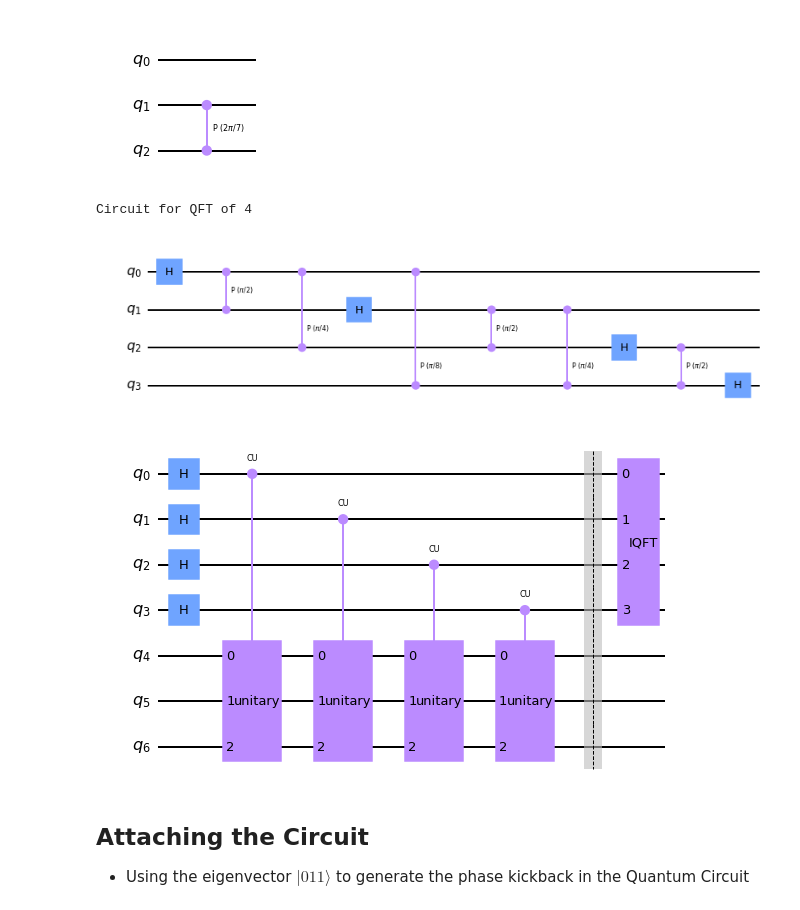
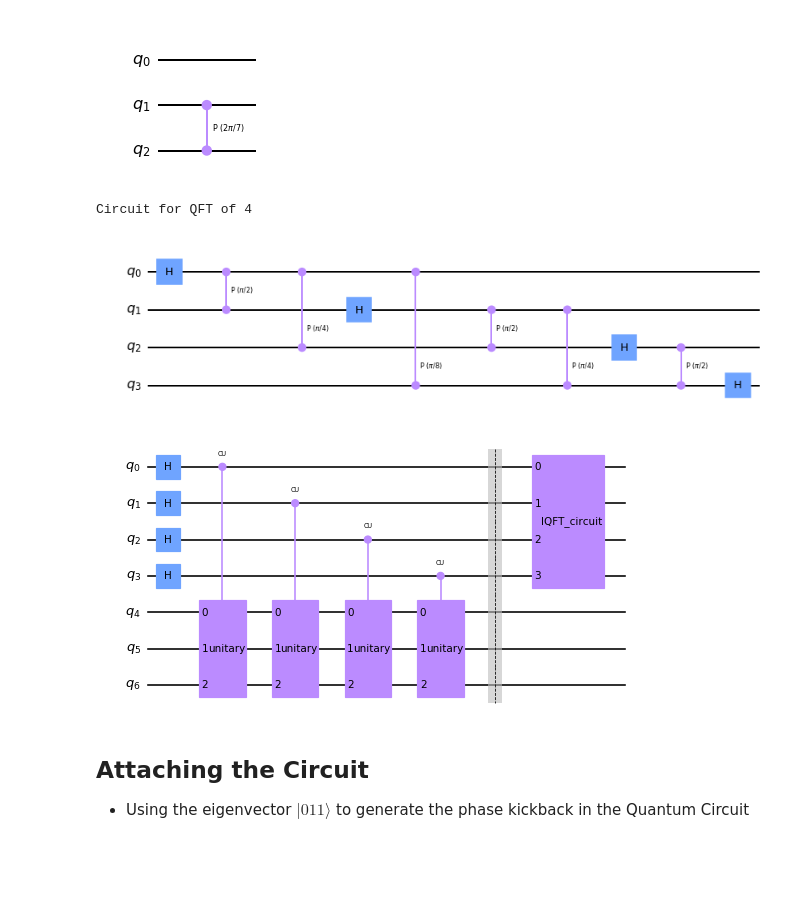
Before and after one commit to TheGupta2012/QPE-Algorithms, a Jupyter notebook: QPE/Basic QPE/Faster Basic QPE.ipynb, the cells around one changed output. Drawn from its saved outputs; the diff is of its cells as text; code cells hidden in the pictures; blank space fills up the shorter version.

Commit message:
upadte images

```diff
--- a/QPE/Basic QPE/Faster Basic QPE.ipynb
+++ b/QPE/Basic QPE/Faster Basic QPE.ipynb
@@ -206,13 +206,13 @@ class fast_QPE():
 
         return controls
 
-    def get_QPE(self,show = False):
+    def get_QPE(self,show = False,save = False):
         '''Returns the final QPE circuit to the user in form of a
         QuantumCircuit
 
         Arguments :
             show(bool) : Whether to draw the circuit or not
-
+            save(bool) : Whether to draw the circuit or not
         Returns :
             QuantumCircuit : The QuantumCircuit which can be attached to the user circuit
 
@@ -294,7 +294,7 @@ class fast_QPE():
 
         # attach IQFT
         IQFT = self.get_QFT(n_qubits,show= show,swaps = False).inverse()
-        IQFT.name = "IQFT"
+        IQFT.name = "IQFT_circuit"
 
         ## add swap gates
         i,j = 0, n_qubits-1
@@ -308,7 +308,10 @@ class fast_QPE():
 
         # that's it
         if(show == True):
-            display(qc.draw('mpl'))
+            if save == True:
+                display(qc.draw('mpl',filename = "QPE_circ_optimized.JPG",scale = 0.8))
+            else:
+                display(qc.draw('mpl'))
         return qc
 # %% [markdown]
 ## Making the Circuit
@@ -359,11 +362,11 @@ display(q.draw('mpl'))
 # %% [output]
 [figure]
 # %%
-qpe_circ = fast_QPE(precision=4,unitary=q).get_QPE(show=True)
+qpe_circ = fast_QPE(precision=4,unitary=q).get_QPE(show=True,save = True)
 # %% [output]
 Circuit for QFT of 4
 [figure]
-[figure, old version]
+[figure, new version]
 # %% [markdown]
 ## Attaching the Circuit
 - Using the eigenvector $|011 \rangle$ to generate the phase kickback in the Quantum Circuit
```
Also changed, not shown: parts of 7 cells of this notebook, 3 other files.
